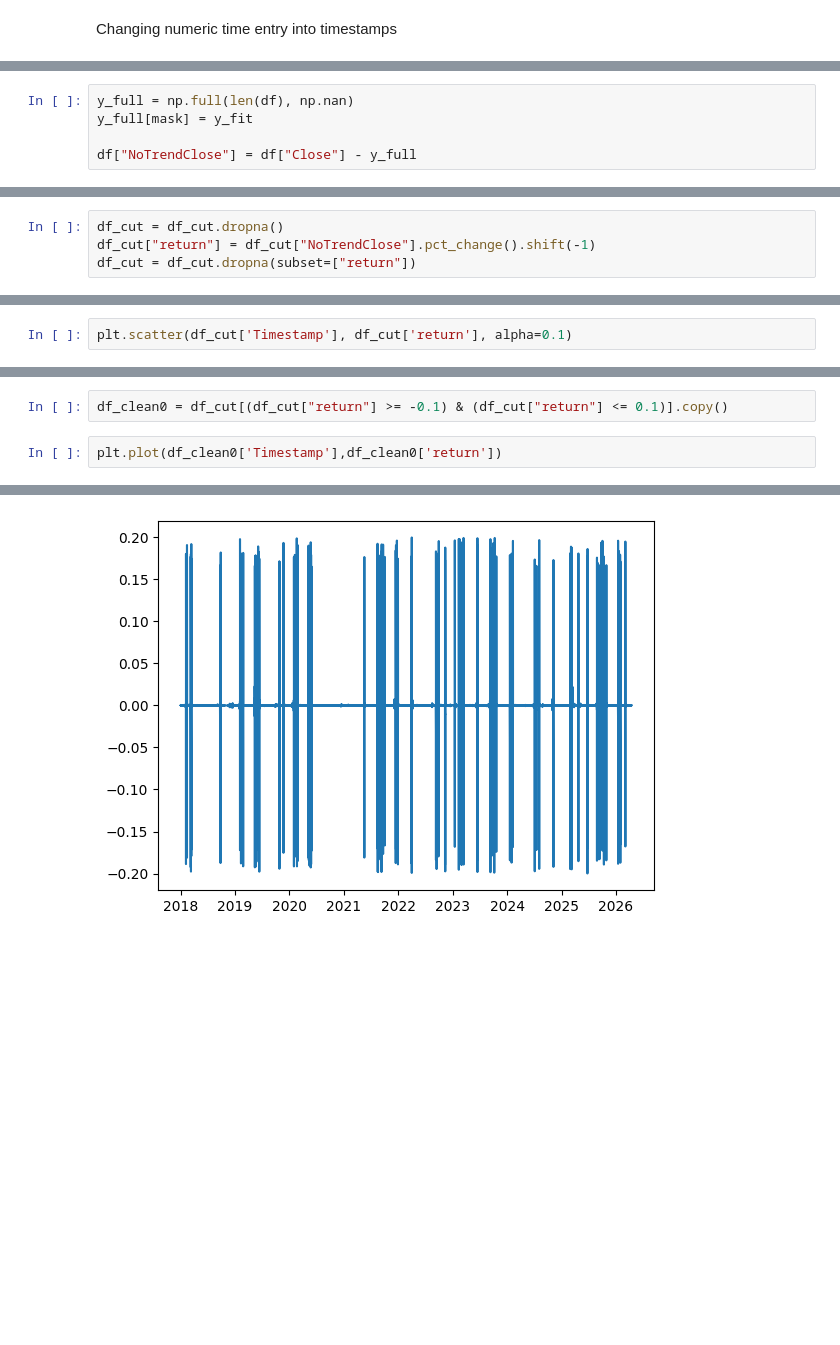
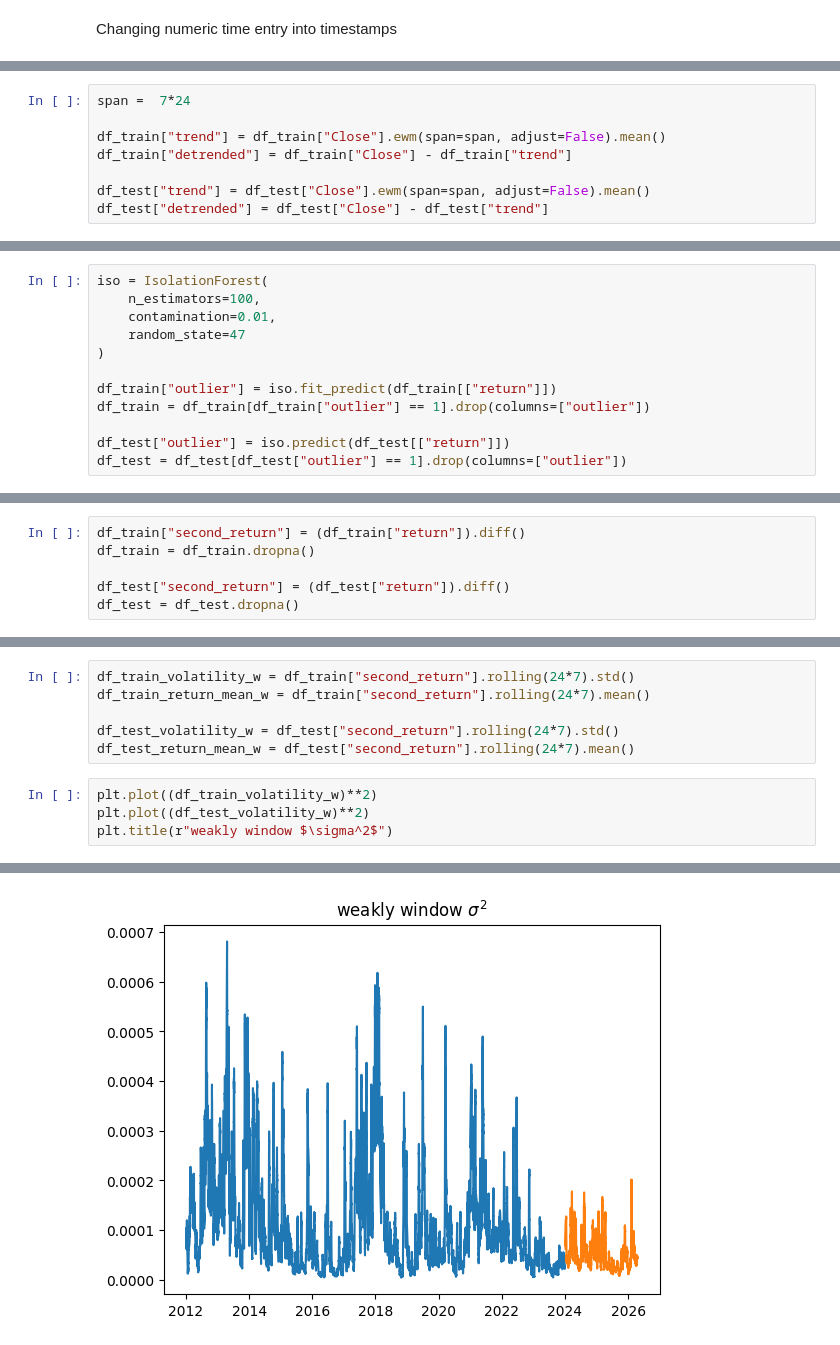
Before and after one commit to AgataJuda/Machine-Learning-for-Data-Analytics, a Jupyter notebook: data/processed/Processed_data.ipynb, the cells around one changed output, grey strips where cells are left out. Cells and saved outputs as stored; diff of their text form; blank space fills up the shorter version.

Commit message:
Removing the Fourier series + second differentiation
Removing the Fourier series and replacing it with an exponential trend, and applying a second differentiation to obtain stationary data

```diff
--- a/data/processed/Processed_data.ipynb
+++ b/data/processed/Processed_data.ipynb
@@ -129,5 +114,8 @@ plt.show()
 # %%
-y_full = np.full(len(df), np.nan)
-y_full[mask] = y_fit
+span =  7*24
 
-df["NoTrendClose"] = df["Close"] - y_full
+df_train["trend"] = df_train["Close"].ewm(span=span, adjust=False).mean()
+df_train["detrended"] = df_train["Close"] - df_train["trend"]
+
+df_test["trend"] = df_test["Close"].ewm(span=span, adjust=False).mean()
+df_test["detrended"] = df_test["Close"] - df_test["trend"]
@@ -143,4 +132,12 @@ Claculating return values in every time step
 # %%
-df_cut = df_cut.dropna()
-df_cut["return"] = df_cut["NoTrendClose"].pct_change().shift(-1)
-df_cut = df_cut.dropna(subset=["return"])
+iso = IsolationForest(
+    n_estimators=100,
+    contamination=0.01,
+    random_state=47
+)
+
+df_train["outlier"] = iso.fit_predict(df_train[["return"]])
+df_train = df_train[df_train["outlier"] == 1].drop(columns=["outlier"])
+
+df_test["outlier"] = iso.predict(df_test[["return"]])
+df_test = df_test[df_test["outlier"] == 1].drop(columns=["outlier"])
@@ -149,2 +146,6 @@ Ploting the retuns
 # %%
-plt.scatter(df_cut['Timestamp'], df_cut['return'], alpha=0.1)
+df_train["second_return"] = (df_train["return"]).diff()
+df_train = df_train.dropna()
+
+df_test["second_return"] = (df_test["return"]).diff()
+df_test = df_test.dropna()
@@ -156,5 +160,11 @@ First type of cuting outliers based on cliping valuses to given range
 # %%
-df_clean0 = df_cut[(df_cut["return"] >= -0.1) & (df_cut["return"] <= 0.1)].copy()
+df_train_volatility_w = df_train["second_return"].rolling(24*7).std()
+df_train_return_mean_w = df_train["second_return"].rolling(24*7).mean()
+
+df_test_volatility_w = df_test["second_return"].rolling(24*7).std()
+df_test_return_mean_w = df_test["second_return"].rolling(24*7).mean()
 # %%
-plt.plot(df_clean0['Timestamp'],df_clean0['return'])
+plt.plot((df_train_volatility_w)**2)
+plt.plot((df_test_volatility_w)**2)
+plt.title(r"weakly window $\sigma^2$")
 # %% [output]
@@ -162 +172 @@ plt.plot(df_clean0['Timestamp'],df_clean0['return'])
-[figure, old version]
+[figure, new version]
```
Also changed, not shown: parts of 43 cells of this notebook, 2 other files.
